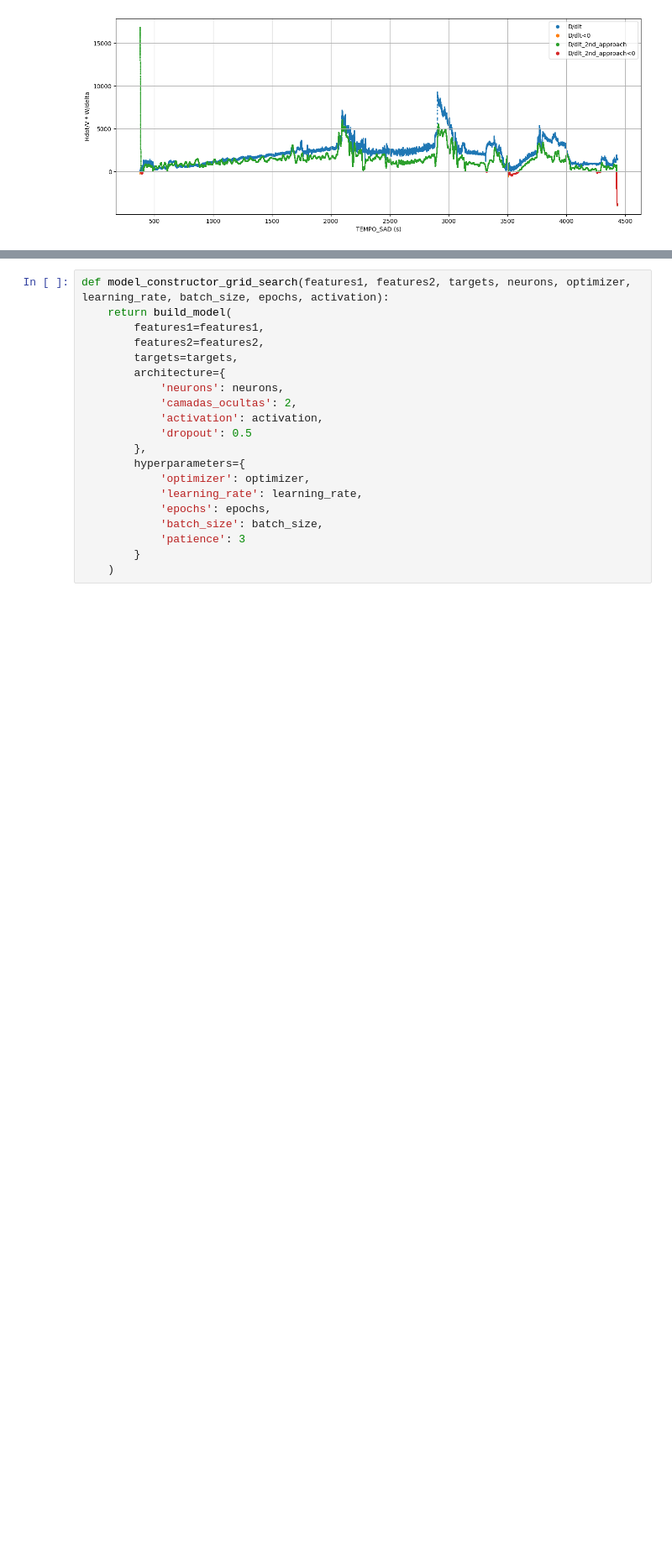
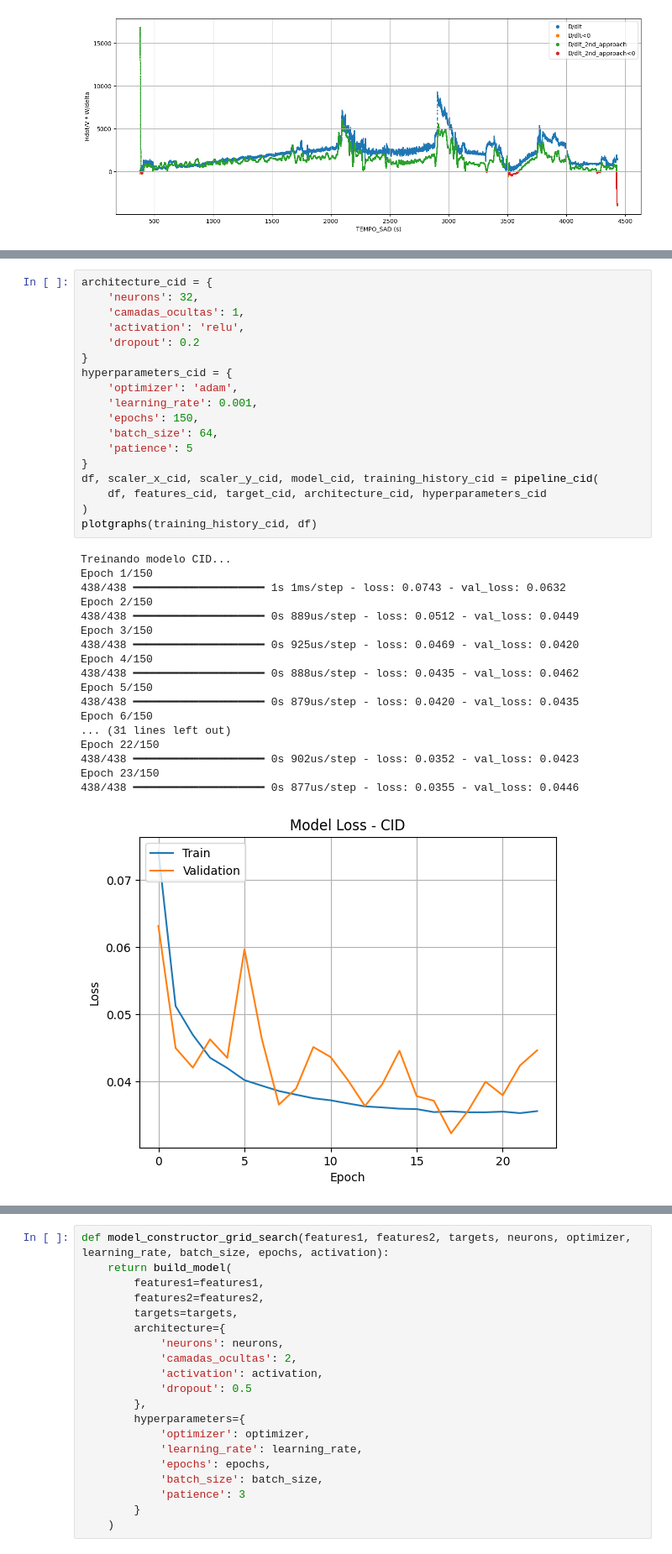
Before and after one commit to ymarcal/PMG, a Jupyter notebook: scriptPMG_refactored.ipynb, the cells around one changed output, grey strips where cells are left out. Shown at 84% size. Cells and saved outputs as stored; diff of their text form; blank space fills up the shorter version.

```diff
--- a/scriptPMG_refactored.ipynb
+++ b/scriptPMG_refactored.ipynb
@@ -1155,0 +1389,37 @@ for filename, grupo in subset.groupby('filename'):
+# %%
+architecture_cid = {
+    'neurons': 32,
+    'camadas_ocultas': 1,
+    'activation': 'relu',
+    'dropout': 0.2
+}
+hyperparameters_cid = {
+    'optimizer': 'adam',
+    'learning_rate': 0.001,
+    'epochs': 150,
+    'batch_size': 64,
+    'patience': 5
+}
+df, scaler_x_cid, scaler_y_cid, model_cid, training_history_cid = pipeline_cid(
+    df, features_cid, target_cid, architecture_cid, hyperparameters_cid
+)
+plotgraphs(training_history_cid, df)
+# %% [output]
+Treinando modelo CID...
+Epoch 1/150
+438/438 ━━━━━━━━━━━━━━━━━━━━ 1s 1ms/step - loss: 0.0743 - val_loss: 0.0632
+Epoch 2/150
+438/438 ━━━━━━━━━━━━━━━━━━━━ 0s 889us/step - loss: 0.0512 - val_loss: 0.0449
+Epoch 3/150
+438/438 ━━━━━━━━━━━━━━━━━━━━ 0s 925us/step - loss: 0.0469 - val_loss: 0.0420
+Epoch 4/150
+438/438 ━━━━━━━━━━━━━━━━━━━━ 0s 888us/step - loss: 0.0435 - val_loss: 0.0462
+Epoch 5/150
+438/438 ━━━━━━━━━━━━━━━━━━━━ 0s 879us/step - loss: 0.0420 - val_loss: 0.0435
+Epoch 6/150
+... (31 lines left out)
+Epoch 22/150
+438/438 ━━━━━━━━━━━━━━━━━━━━ 0s 902us/step - loss: 0.0352 - val_loss: 0.0423
+Epoch 23/150
+438/438 ━━━━━━━━━━━━━━━━━━━━ 0s 877us/step - loss: 0.0355 - val_loss: 0.0446
+[figure, added]
```
Also changed, not shown: parts of 14 cells of this notebook.
